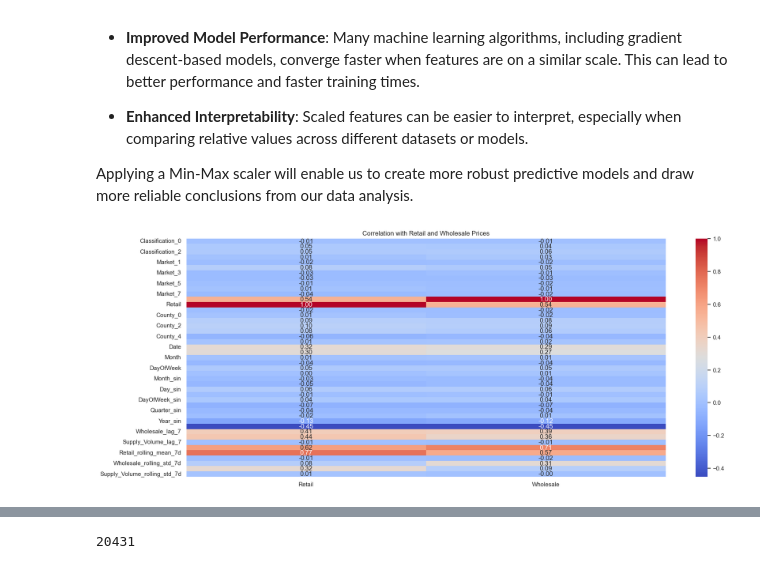
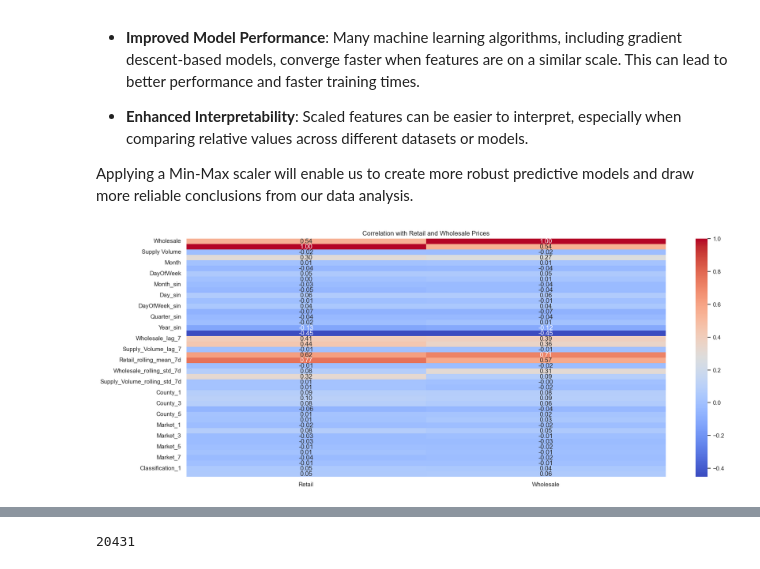
Before and after one commit to Sandrakiptumm/Maize-price-prediction-model, a Jupyter notebook: feature engineering.ipynb, the cells around one changed output, grey strips where cells are left out. Saved outputs shown, nothing was run; the diff lists cells and outputs as text; code cells hidden in the pictures.

```diff
--- a/feature engineering.ipynb
+++ b/feature engineering.ipynb
@@ -239,15 +239,24 @@ To effectively utilize categorical features in the maize price prediction model,
 # Columns to encode
 columns_to_encode = ['County', 'Market', 'Classification']
 
-# Initialize Binary Encoder
-binary_encoder = ce.BinaryEncoder(cols=columns_to_encode, return_df=True)
+# Create a copy of the original dataframe to avoid modifying the original
+data_transformed = data.copy()
 
-# Apply the encoder to your dataframe
-data_encoded = binary_encoder.fit_transform(data)
+# Encode each column individually and add the encoded columns without dropping the original column
+for column in columns_to_encode:
+    # Initialize Binary Encoder for the specific column
+    binary_encoder = ce.BinaryEncoder(cols=[column], return_df=True)
 
-# Save the encoder to a file
-joblib.dump(binary_encoder, 'binary_encoder.pkl')
+    # Apply the encoder to the specific column
+    data_encoded = binary_encoder.fit_transform(data[[column]])
 
-# Display the first few rows of the encoded dataframe
-print(data_encoded.head())
+    # Save the encoder to a file in the models folder
+    encoder_filename = f"models/{column}_binary_encoder.pkl"
+    joblib.dump(binary_encoder, encoder_filename)
+
+    # Add the encoded columns to the transformed dataframe
+    data_transformed = pd.concat([data_transformed, data_encoded], axis=1)
+
+# Display the transformed dataframe
+print(data_transformed.head())
 # %% [output]
@@ -273,3 +280,6 @@ data = data_encoded
+# %%
+columns_to_drop = ['Market', 'Classification']
+data = data_transformed.drop(columns=columns_to_drop)
 # %%
 data.columns
 # %% [output]
@@ -406,16 +416,23 @@ Applying a Min-Max scaler will enable us to create more robust predictive models
 # # Display the first few rows of the dataframe after normalization
 # print(data.head())
 # %%
+import pandas as pd
+import matplotlib.pyplot as plt
+import seaborn as sns
+
+# Drop non-numeric columns (like 'County') to compute the correlation matrix
+numeric_data = data.select_dtypes(include=[float, int])
+
 # Calculate the correlation matrix
-correlation_matrix = data.corr()
+correlation_matrix = numeric_data.corr()
 
 # Filter for correlations with Retail and Wholesale
 correlation_with_target = correlation_matrix[['Retail', 'Wholesale']]
 
 # Plotting the heatmap
-plt.figure(figsize=(20, 8))  # Closing parenthesis was missing here
+plt.figure(figsize=(20, 8))
 sns.heatmap(correlation_with_target, annot=True, cmap='coolwarm', fmt='.2f')
 plt.title('Correlation with Retail and Wholesale Prices')
 plt.show()
 # %% [output]
-[figure, old version]
+[figure, new version]
```
Also changed, not shown: parts of 12 cells of this notebook, 13 other files.
